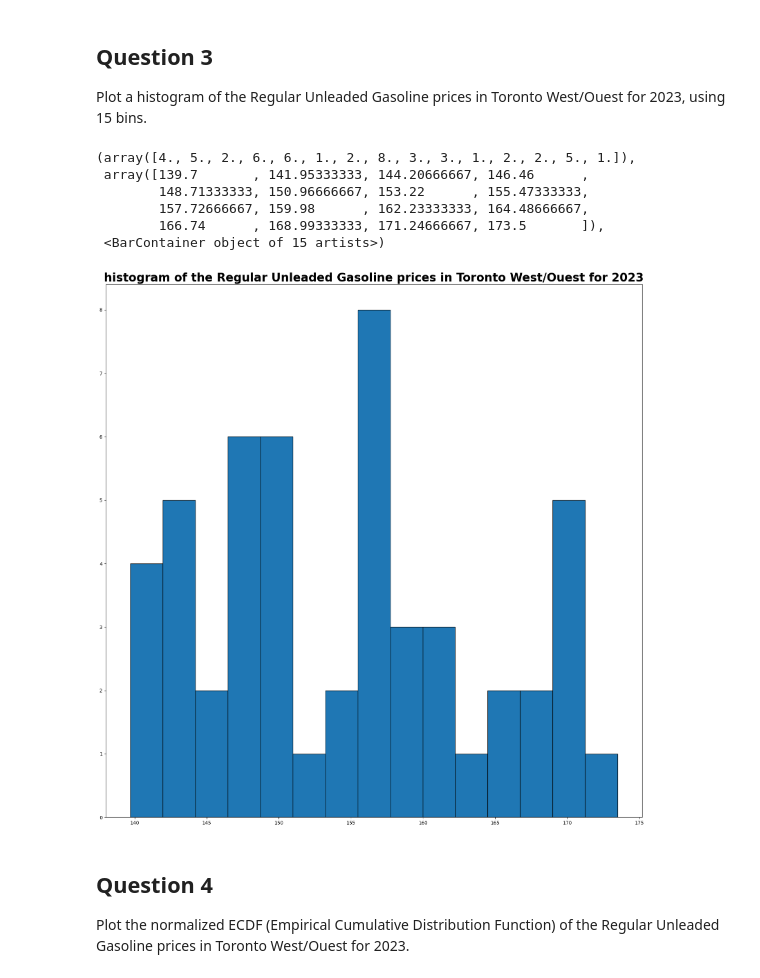
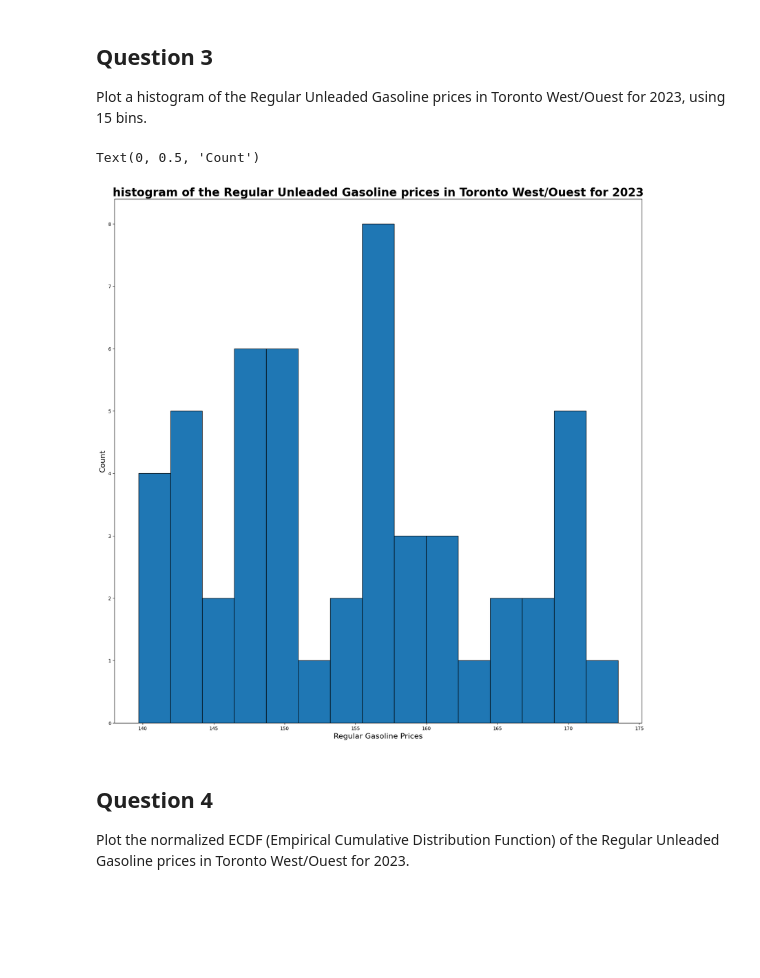
Before and after one commit to swiftxo/CP321, a Jupyter notebook: A1.ipynb, the cells around one changed output. Cells and saved outputs as stored; diff of their text form; code cells hidden in the pictures; blank space fills up the shorter version.

```diff
--- a/A1.ipynb
+++ b/A1.ipynb
@@ -85,17 +86,14 @@ Plot a histogram of the Regular Unleaded Gasoline prices in Toronto West/Ouest f
 # %%
 df_toronto_west_2023 = df[(df['Date'].dt.year == 2023) & (df['Fuel Type'] == 'Regular Unleaded Gasoline')]['Toronto West/Ouest']
 
 plt.figure(figsize = (20,20))
 plt.title("histogram of the Regular Unleaded Gasoline prices in Toronto West/Ouest for 2023",fontsize = 24,fontweight='bold')
 plt.hist(df_toronto_west_2023,bins=15,edgecolor = 'black')
+plt.xlabel("Regular Gasoline Prices",fontsize = 16)
+plt.ylabel("Count",fontsize=16)
 # %% [output]
-(array([4., 5., 2., 6., 6., 1., 2., 8., 3., 3., 1., 2., 2., 5., 1.]),
- array([139.7       , 141.95333333, 144.20666667, 146.46      ,
-        148.71333333, 150.96666667, 153.22      , 155.47333333,
-        157.72666667, 159.98      , 162.23333333, 164.48666667,
-        166.74      , 168.99333333, 171.24666667, 173.5       ]),
- <BarContainer object of 15 artists>)
+Text(0, 0.5, 'Count')
-[figure, old version]
+[figure, new version]
 # %% [markdown]
 ## Question 4
 
```
Also changed, not shown: parts of 4 cells of this notebook.
